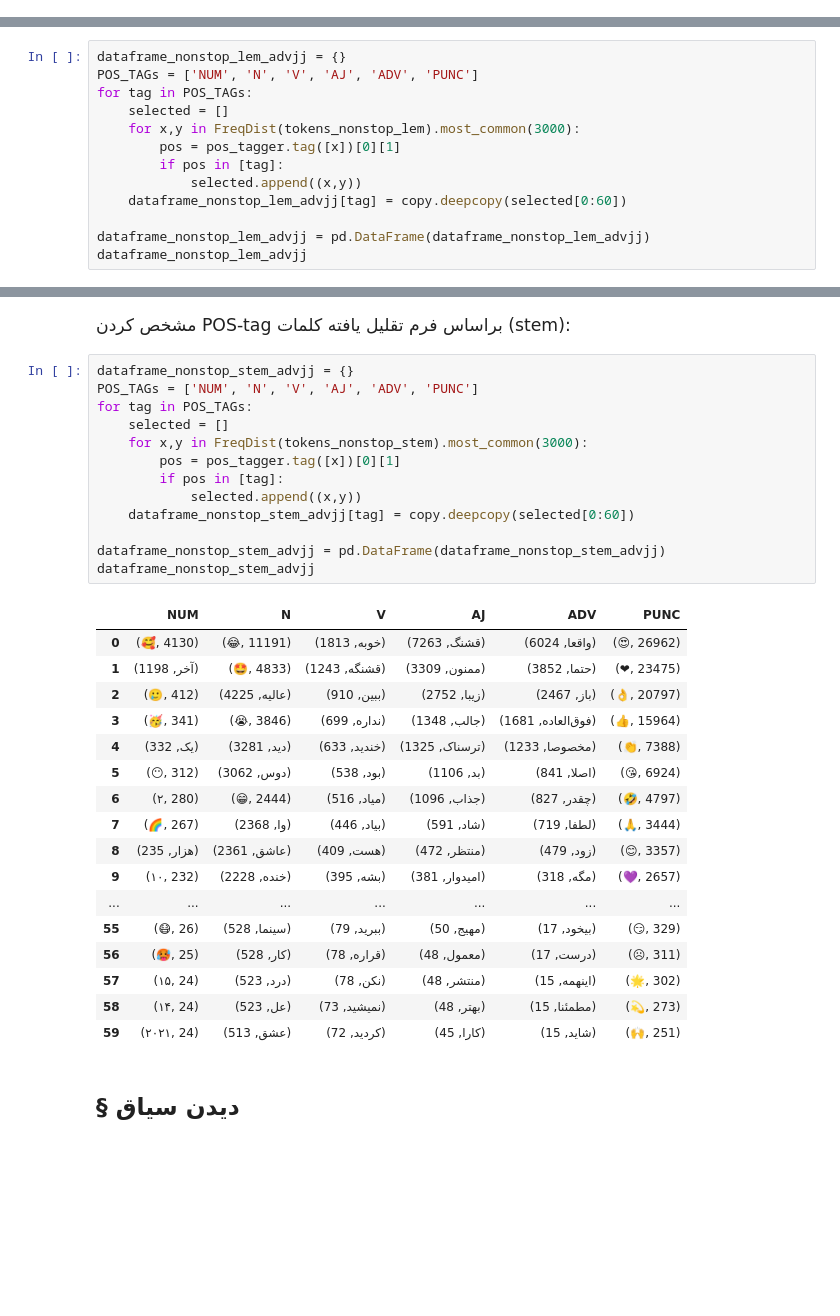
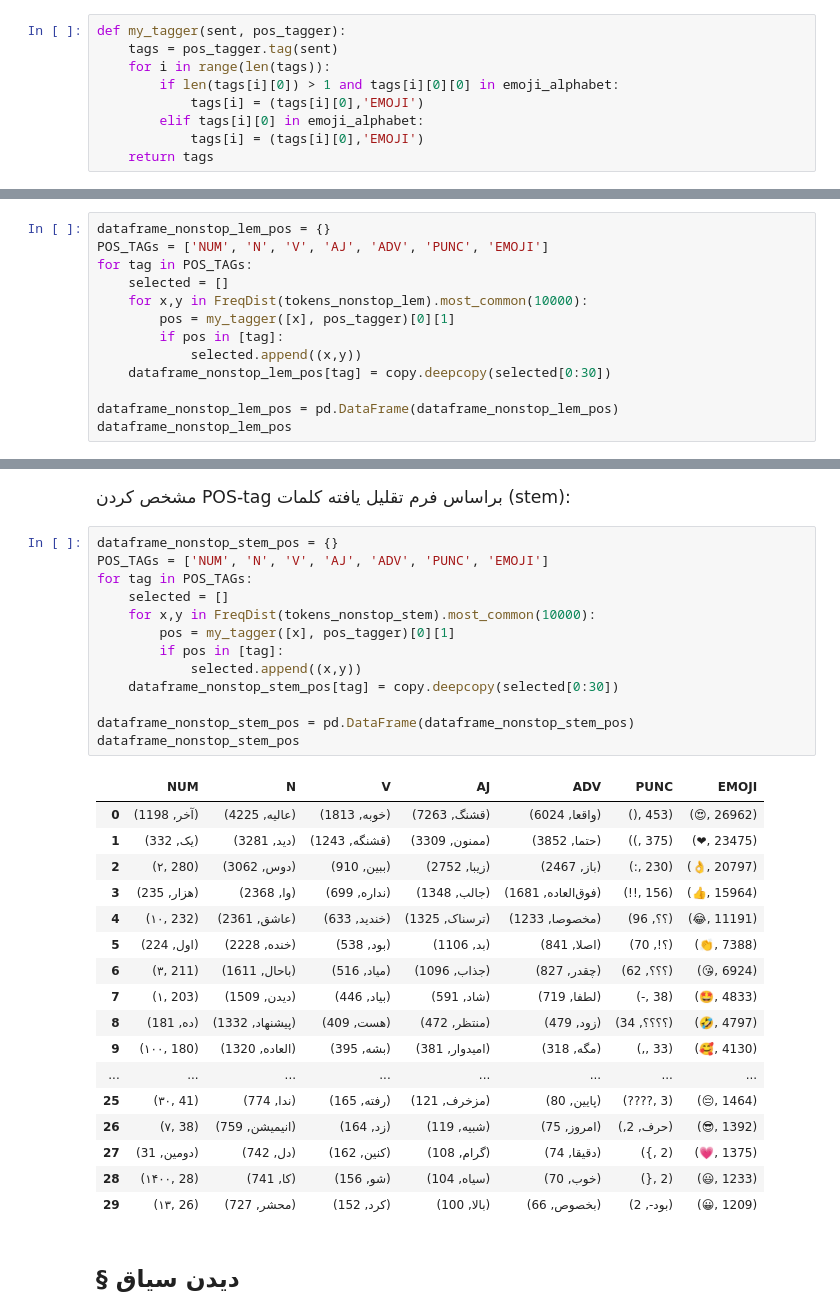
Before and after one commit to MMovasaghi/nlp, a Jupyter notebook: hw1/code/2_data_analysis.ipynb, the cells around one changed output, grey strips where cells are left out. Saved outputs shown, nothing was run; the diff lists cells and outputs as text; blank space fills up the shorter version.

```diff
--- a/hw1/code/Untitled.ipynb
+++ b/hw1/code/2_data_analysis.ipynb
@@ -938,0 +956,9 @@ pos_tagger = hazm.POSTagger(model='./../resources/postagger.model')
+# %%
+def my_tagger(sent, pos_tagger):
+    tags = pos_tagger.tag(sent)
+    for i in range(len(tags)):
+        if len(tags[i][0]) > 1 and tags[i][0][0] in emoji_alphabet:
+            tags[i] = (tags[i][0],'EMOJI')
+        elif tags[i][0] in emoji_alphabet:
+            tags[i] = (tags[i][0],'EMOJI')
+    return tags
@@ -939,16 +971,16 @@ pos_tagger = hazm.POSTagger(model='./../resources/postagger.model')
 # %% [markdown]
 <div style="direction:rtl; font-family: 'B Lotus'; font-size:115%;">مشخص کردن POS-tag براساس ریشه کلمات (lemma):</div>
 # %%
-dataframe_nonstop_lem_advjj = {}
-POS_TAGs = ['NUM', 'N', 'V', 'AJ', 'ADV', 'PUNC']
+dataframe_nonstop_lem_pos = {}
+POS_TAGs = ['NUM', 'N', 'V', 'AJ', 'ADV', 'PUNC', 'EMOJI']
 for tag in POS_TAGs:
     selected = []
-    for x,y in FreqDist(tokens_nonstop_lem).most_common(3000):
-        pos = pos_tagger.tag([x])[0][1]
+    for x,y in FreqDist(tokens_nonstop_lem).most_common(10000):
+        pos = my_tagger([x], pos_tagger)[0][1]
         if pos in [tag]:
             selected.append((x,y))
-    dataframe_nonstop_lem_advjj[tag] = copy.deepcopy(selected[0:60])
+    dataframe_nonstop_lem_pos[tag] = copy.deepcopy(selected[0:30])
 
-dataframe_nonstop_lem_advjj = pd.DataFrame(dataframe_nonstop_lem_advjj)
-dataframe_nonstop_lem_advjj
+dataframe_nonstop_lem_pos = pd.DataFrame(dataframe_nonstop_lem_pos)
+dataframe_nonstop_lem_pos
 # %% [output]
@@ -972,36 +1004,36 @@ dataframe_nonstop_lem_advjj
 # %% [markdown]
 <div style="direction:rtl; font-family: 'B Lotus'; font-size:115%;">مشخص کردن POS-tag براساس فرم تقلیل یافته کلمات (stem):</div>
 # %%
-dataframe_nonstop_stem_advjj = {}
-POS_TAGs = ['NUM', 'N', 'V', 'AJ', 'ADV', 'PUNC']
+dataframe_nonstop_stem_pos = {}
+POS_TAGs = ['NUM', 'N', 'V', 'AJ', 'ADV', 'PUNC', 'EMOJI']
 for tag in POS_TAGs:
     selected = []
-    for x,y in FreqDist(tokens_nonstop_stem).most_common(3000):
-        pos = pos_tagger.tag([x])[0][1]
+    for x,y in FreqDist(tokens_nonstop_stem).most_common(10000):
+        pos = my_tagger([x], pos_tagger)[0][1]
         if pos in [tag]:
             selected.append((x,y))
-    dataframe_nonstop_stem_advjj[tag] = copy.deepcopy(selected[0:60])
+    dataframe_nonstop_stem_pos[tag] = copy.deepcopy(selected[0:30])
 
-dataframe_nonstop_stem_advjj = pd.DataFrame(dataframe_nonstop_stem_advjj)
-dataframe_nonstop_stem_advjj
+dataframe_nonstop_stem_pos = pd.DataFrame(dataframe_nonstop_stem_pos)
+dataframe_nonstop_stem_pos
 # %% [output]
-|  | NUM | N | V | AJ | ADV | PUNC |
-| 0 | (🥰, 4130) | (😂, 11191) | (خوبه, 1813) | (قشنگ, 7263) | (واقعا, 6024) | (😍, 26962) |
-| 1 | (آخر, 1198) | (🤩, 4833) | (قشنگه, 1243) | (ممنون, 3309) | (حتما, 3852) | (❤, 23475) |
-| 2 | (🥲, 412) | (عالیه, 4225) | (ببین, 910) | (زیبا, 2752) | (باز, 2467) | (👌, 20797) |
-| 3 | (🥳, 341) | (😭, 3846) | (نداره, 699) | (جالب, 1348) | (فوق‌العاده, 1681) | (👍, 15964) |
-| 4 | (یک, 332) | (دید, 3281) | (خندید, 633) | (ترسناک, 1325) | (مخصوصا, 1233) | (👏, 7388) |
-| 5 | (😶, 312) | (دوس, 3062) | (بود, 538) | (بد, 1106) | (اصلا, 841) | (😘, 6924) |
-| 6 | (۲, 280) | (😁, 2444) | (میاد, 516) | (جذاب, 1096) | (چقدر, 827) | (🤣, 4797) |
-| 7 | (🌈, 267) | (وا, 2368) | (بیاد, 446) | (شاد, 591) | (لطفا, 719) | (🙏, 3444) |
-| 8 | (هزار, 235) | (عاشق, 2361) | (هست, 409) | (منتظر, 472) | (زود, 479) | (😊, 3357) |
-| 9 | (۱۰, 232) | (خنده, 2228) | (بشه, 395) | (امیدوار, 381) | (مگه, 318) | (💜, 2657) |
-| ... | ... | ... | ... | ... | ... | ... |
-| 55 | (😷, 26) | (سینما, 528) | (ببرید, 79) | (مهیج, 50) | (بیخود, 17) | (😏, 329) |
-| 56 | (🥵, 25) | (کار, 528) | (قراره, 78) | (معمول, 48) | (درست, 17) | (☹, 311) |
-| 57 | (۱۵, 24) | (درد, 523) | (نکن, 78) | (منتشر, 48) | (اینهمه, 15) | (🌟, 302) |
-| 58 | (۱۴, 24) | (عل, 523) | (نمیشید, 73) | (بهتر, 48) | (مطمئنا, 15) | (💫, 273) |
-| 59 | (۲۰۲۱, 24) | (عشق, 513) | (کردید, 72) | (کارا, 45) | (شاید, 15) | (🙌, 251) |
+|  | NUM | N | V | AJ | ADV | PUNC | EMOJI |
+| 0 | (آخر, 1198) | (عالیه, 4225) | (خوبه, 1813) | (قشنگ, 7263) | (واقعا, 6024) | (), 453) | (😍, 26962) |
+| 1 | (یک, 332) | (دید, 3281) | (قشنگه, 1243) | (ممنون, 3309) | (حتما, 3852) | ((, 375) | (❤, 23475) |
+| 2 | (۲, 280) | (دوس, 3062) | (ببین, 910) | (زیبا, 2752) | (باز, 2467) | (:, 230) | (👌, 20797) |
+| 3 | (هزار, 235) | (وا, 2368) | (نداره, 699) | (جالب, 1348) | (فوق‌العاده, 1681) | (!!, 156) | (👍, 15964) |
+| 4 | (۱۰, 232) | (عاشق, 2361) | (خندید, 633) | (ترسناک, 1325) | (مخصوصا, 1233) | (؟؟, 96) | (😂, 11191) |
+| 5 | (اول, 224) | (خنده, 2228) | (بود, 538) | (بد, 1106) | (اصلا, 841) | (؟!, 70) | (👏, 7388) |
+| 6 | (۳, 211) | (باحال, 1611) | (میاد, 516) | (جذاب, 1096) | (چقدر, 827) | (؟؟؟, 62) | (😘, 6924) |
+| 7 | (۱, 203) | (دیدن, 1509) | (بیاد, 446) | (شاد, 591) | (لطفا, 719) | (-, 38) | (🤩, 4833) |
+| 8 | (ده, 181) | (پیشنهاد, 1332) | (هست, 409) | (منتظر, 472) | (زود, 479) | (؟؟؟؟, 34) | (🤣, 4797) |
+| 9 | (۱۰۰, 180) | (العاده, 1320) | (بشه, 395) | (امیدوار, 381) | (مگه, 318) | (,, 33) | (🥰, 4130) |
+| ... | ... | ... | ... | ... | ... | ... | ... |
+| 25 | (۳۰, 41) | (ندا, 774) | (رفته, 165) | (مزخرف, 121) | (پایین, 80) | (????, 3) | (😔, 1464) |
+| 26 | (۷, 38) | (انیمیشن, 759) | (زد, 164) | (شبیه, 119) | (امروز, 75) | (,حرف, 2) | (😎, 1392) |
+| 27 | (دومین, 31) | (دل, 742) | (کنین, 162) | (گرام, 108) | (دقیقا, 74) | ({, 2) | (💗, 1375) |
+| 28 | (۱۴۰۰, 28) | (کا, 741) | (شو, 156) | (سیاه, 104) | (خوب, 70) | (}, 2) | (😃, 1233) |
+| 29 | (۱۳, 26) | (محشر, 727) | (کرد, 152) | (بالا, 100) | (بخصوص, 66) | (بود-, 2) | (😀, 1209) |
 # %% [markdown]
 <h2 style='direction:rtl; font-family: "B Lotus";'> § دیدن سیاق</h2>
 # %%
```
Also changed, not shown: parts of 39 cells of this notebook, 7 other files.
